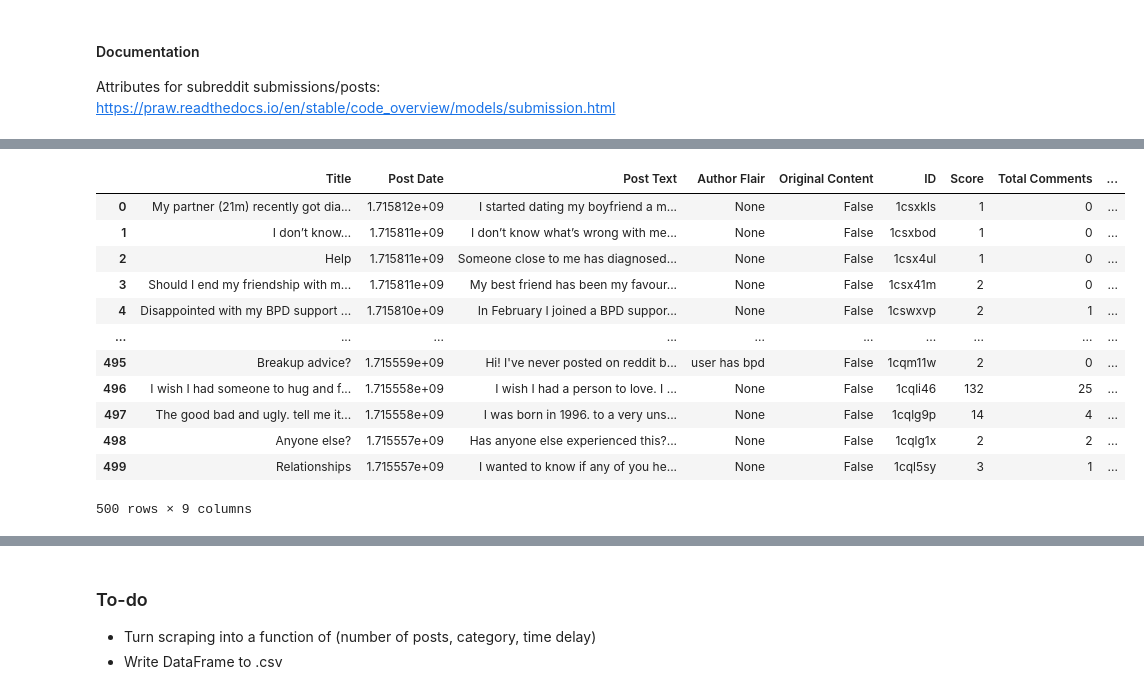
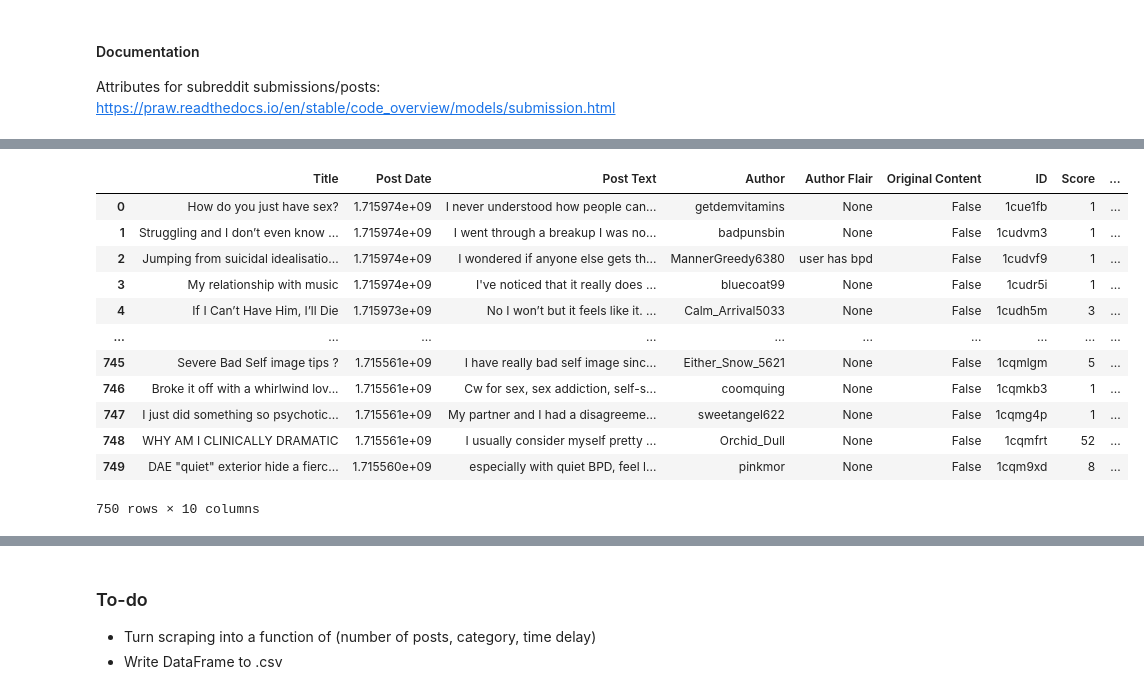
Before and after one commit to mitch-hamidi/may-2024-mental-health-nlp, a Jupyter notebook: reddit_scrape/reddit_scrape.ipynb, the cells around one changed output, grey strips where cells are left out. Saved outputs shown, nothing was run; the diff lists cells and outputs as text; code cells hidden in the pictures.

```diff
--- a/reddit_scrape/reddit_scrape.ipynb
+++ b/reddit_scrape/reddit_scrape.ipynb
@@ -242,12 +233,12 @@ subreddit = reddit.subreddit("BPD")
 
 # Get new posts in subreddit
 
-posts = subreddit.new(limit=500) # I've found it maxes out at 100 posts in a single pull
+posts = subreddit.new(limit=750) # I've found it maxes out at 100 posts in a single pull
 
 # Create post dictionary
 
 posts_dict = {'Title':[], 'Post Date':[],
-              'Post Text':[],
+              'Post Text':[], 'Author':[],
               'Author Flair':[], 'Original Content':[],
               'ID':[], 'Score':[],
               'Total Comments':[], 'Post URL':[]}
@@ -260,46 +251,49 @@ for post in posts:
 
     # Date of past in Unix Time
     posts_dict['Post Date'].append(post.created_utc)
 
     # Text inside a post
     posts_dict["Post Text"].append(post.selftext)
+
+    # Text inside a post
+    posts_dict["Author"].append(post.author)
 
     # Author flair text - None if no flair
     posts_dict['Author Flair'].append(post.author_flair_text)
 
     # Check for original content
     posts_dict['Original Content'].append(post.is_original_content)
 
     # Unique ID of each post
     posts_dict["ID"].append(post.id)
 
     # The score of a post
     posts_dict["Score"].append(post.score)
 
     # Total number of comments inside the post
     posts_dict["Total Comments"].append(post.num_comments)
 
     # URL of each post
     posts_dict["Post URL"].append(post.url)
 
 # Save the data in a dataframe
 
 new_posts_1 = pd.DataFrame(posts_dict)
 new_posts_1
 # %% [output]
-|  | Title | Post Date | Post Text | Author Flair | Original Content | ID | Score | Total Comments | ... |
-| 0 | My partner (21m) recently got dia... | 1.715812e+09 | I started dating my boyfriend a m... | None | False | 1csxkls | 1 | 0 | ... |
-| 1 | I don’t know… | 1.715811e+09 | I don’t know what’s wrong with me... | None | False | 1csxbod | 1 | 0 | ... |
-| 2 | Help | 1.715811e+09 | Someone close to me has diagnosed... | None | False | 1csx4ul | 1 | 0 | ... |
-| 3 | Should I end my friendship with m... | 1.715811e+09 | My best friend has been my favour... | None | False | 1csx41m | 2 | 0 | ... |
-| 4 | Disappointed with my BPD support ... | 1.715810e+09 | In February I joined a BPD suppor... | None | False | 1cswxvp | 2 | 1 | ... |
+|  | Title | Post Date | Post Text | Author | Author Flair | Original Content | ID | Score | ... |
+| 0 | How do you just have sex? | 1.715974e+09 | I never understood how people can... | getdemvitamins | None | False | 1cue1fb | 1 | ... |
+| 1 | Struggling and I don’t even know ... | 1.715974e+09 | I went through a breakup I was no... | badpunsbin | None | False | 1cudvm3 | 1 | ... |
+| 2 | Jumping from suicidal idealisatio... | 1.715974e+09 | I wondered if anyone else gets th... | MannerGreedy6380 | user has bpd | False | 1cudvf9 | 1 | ... |
+| 3 | My relationship with music | 1.715974e+09 | I've noticed that it really does ... | bluecoat99 | None | False | 1cudr5i | 1 | ... |
+| 4 | If I Can’t Have Him, I’ll Die | 1.715973e+09 | No I won’t but it feels like it. ... | Calm_Arrival5033 | None | False | 1cudh5m | 3 | ... |
 | ... | ... | ... | ... | ... | ... | ... | ... | ... | ... |
-| 495 | Breakup advice? | 1.715559e+09 | Hi! I've never posted on reddit b... | user has bpd | False | 1cqm11w | 2 | 0 | ... |
-| 496 | I wish I had someone to hug and f... | 1.715558e+09 | I wish I had a person to love. I ... | None | False | 1cqli46 | 132 | 25 | ... |
-| 497 | The good bad and ugly. tell me it... | 1.715558e+09 | I was born in 1996. to a very uns... | None | False | 1cqlg9p | 14 | 4 | ... |
-| 498 | Anyone else? | 1.715557e+09 | Has anyone else experienced this?... | None | False | 1cqlg1x | 2 | 2 | ... |
-| 499 | Relationships | 1.715557e+09 | I wanted to know if any of you he... | None | False | 1cql5sy | 3 | 1 | ... |
+| 745 | Severe Bad Self image tips ? | 1.715561e+09 | I have really bad self image sinc... | Either_Snow_5621 | None | False | 1cqmlgm | 5 | ... |
+| 746 | Broke it off with a whirlwind lov... | 1.715561e+09 | Cw for sex, sex addiction, self-s... | coomquing | None | False | 1cqmkb3 | 1 | ... |
+| 747 | I just did something so psychotic... | 1.715561e+09 | My partner and I had a disagreeme... | sweetangel622 | None | False | 1cqmg4p | 1 | ... |
+| 748 | WHY AM I CLINICALLY DRAMATIC | 1.715561e+09 | I usually consider myself pretty ... | Orchid_Dull | None | False | 1cqmfrt | 52 | ... |
+| 749 | DAE "quiet" exterior hide a fierc... | 1.715560e+09 | especially with quiet BPD, feel l... | pinkmor | None | False | 1cqm9xd | 8 | ... |
-500 rows × 9 columns
+750 rows × 10 columns
 # %%
 new_posts_1.sort_values('Author Flair')
 # %% [output]
```
Also changed, not shown: parts of 13 cells of this notebook, 1 other file.
